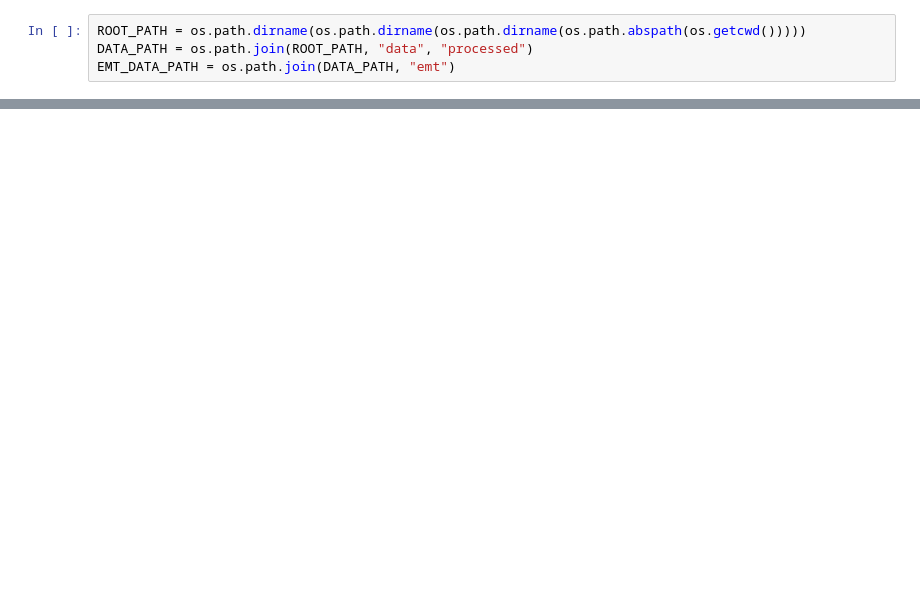
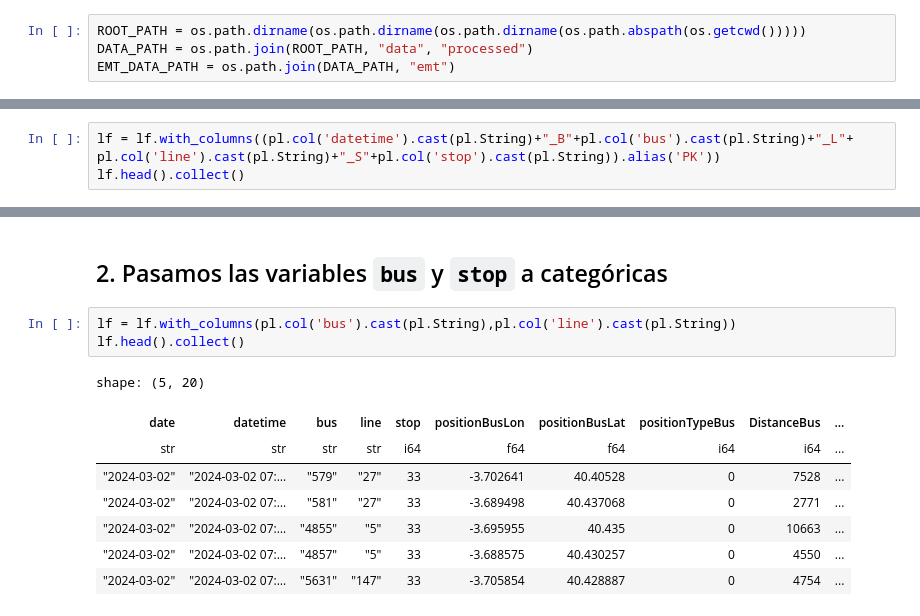
Before and after one commit to oeg-upm/inesdata-mov-data-generation, a Jupyter notebook: docs/notebooks/eda/emt_eda.ipynb, the cells around one changed output, grey strips where cells are left out. Drawn from its saved outputs; the diff is of its cells as text; blank space fills up the shorter version.

```diff
--- a/docs/notebooks/eda/emt_eda.ipynb
+++ b/docs/notebooks/eda/emt_eda.ipynb
@@ -154,0 +77,3 @@ lf = pl.scan_csv(os.path.join(EMT_DATA_PATH, "2024", "03", "emt_202403.csv"))
+# %%
+lf = lf.with_columns((pl.col('datetime').cast(pl.String)+"_B"+pl.col('bus').cast(pl.String)+"_L"+ pl.col('line').cast(pl.String)+"_S"+pl.col('stop').cast(pl.String)).alias('PK'))
+lf.head().collect()
@@ -154,0 +89,14 @@ lf = pl.scan_csv(os.path.join(EMT_DATA_PATH, "2024", "03", "emt_202403.csv"))
+# %% [markdown]
+## 2. Pasamos las variables `bus` y `stop` a categóricas
+# %%
+lf = lf.with_columns(pl.col('bus').cast(pl.String),pl.col('line').cast(pl.String))
+lf.head().collect()
+# %% [output]
+shape: (5, 20)
+| date | datetime | bus | line | stop | positionBusLon | positionBusLat | positionTypeBus | DistanceBus | ... |
+| str | str | str | str | i64 | f64 | f64 | i64 | i64 | ... |
+| "2024-03-02" | "2024-03-02 07:… | "579" | "27" | 33 | -3.702641 | 40.40528 | 0 | 7528 | ... |
+| "2024-03-02" | "2024-03-02 07:… | "581" | "27" | 33 | -3.689498 | 40.437068 | 0 | 2771 | ... |
+| "2024-03-02" | "2024-03-02 07:… | "4855" | "5" | 33 | -3.695955 | 40.435 | 0 | 10663 | ... |
+| "2024-03-02" | "2024-03-02 07:… | "4857" | "5" | 33 | -3.688575 | 40.430257 | 0 | 4550 | ... |
+| "2024-03-02" | "2024-03-02 07:… | "5631" | "147" | 33 | -3.705854 | 40.428887 | 0 | 4754 | ... |
```
Also changed, not shown: parts of 244 cells of this notebook.
